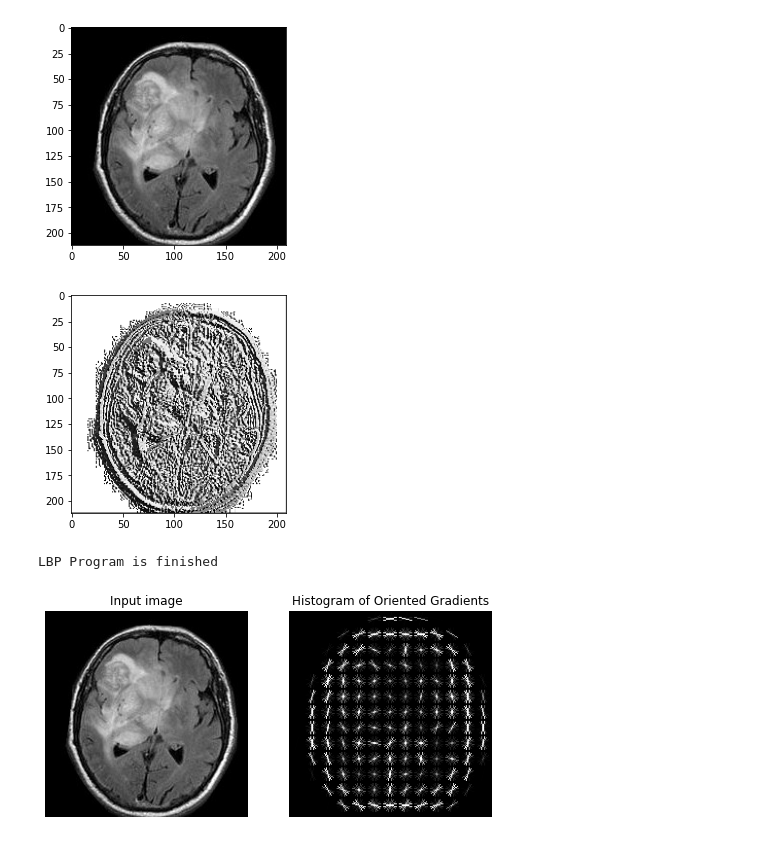
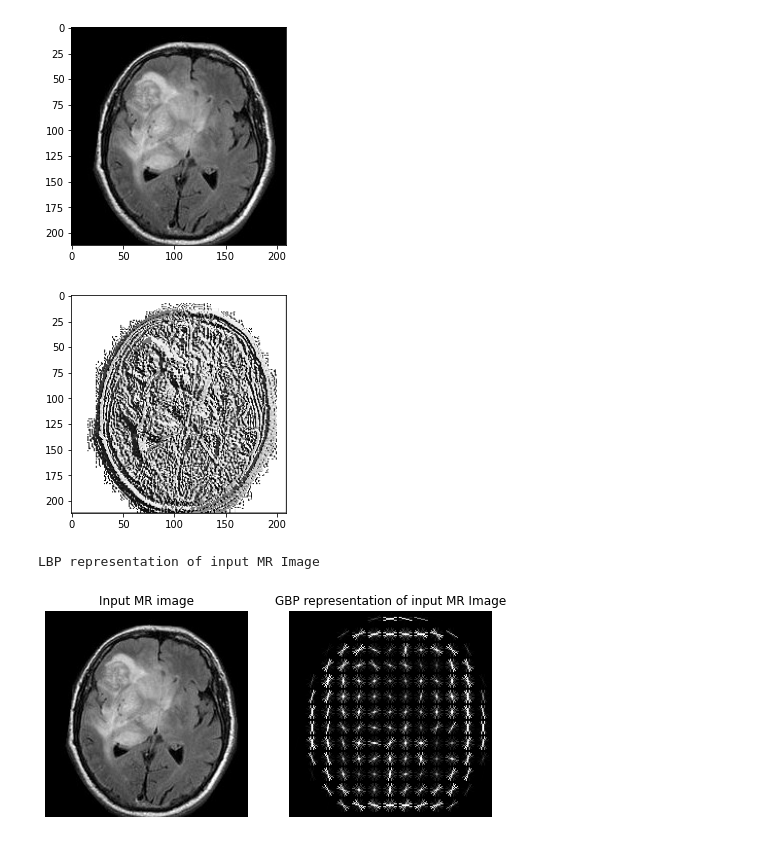
Before and after one commit to divsal009/div, a Jupyter notebook: lbp&gbp.ipynb, the cells around one changed output. Drawn from its saved outputs; the diff is of its cells as text; code cells hidden in the pictures.

```diff
--- a/lbp&gbp.ipynb
+++ b/lbp&gbp.ipynb
@@ -96,34 +96,34 @@ plt.show()
 plt.imshow(img_lbp, cmap ="gray")
 plt.show()
 
-print("LBP Program is finished")
+print("LBP representation of input MR Image")
 # %% [output]
 [figure]
 [figure]
-LBP Program is finished
+LBP representation of input MR Image
 # %%
 
 from skimage.feature import hog
 from skimage import data, exposure
 
 
 path = '/content/Y2.jpg'
 image = cv2.imread(path, 1)
 fd, hog_image = hog(image, orientations=8, pixels_per_cell=(16, 16),
                     cells_per_block=(1, 1), visualize=True, multichannel=True)
 
 fig, (ax1, ax2) = plt.subplots(1, 2, figsize=(8, 4), sharex=True, sharey=True)
 
 ax1.axis('off')
 ax1.imshow(image, cmap=plt.cm.gray)
-ax1.set_title('Input image')
+ax1.set_title('Input MR image')
 
 # Rescale histogram for better display
 hog_image_rescaled = exposure.rescale_intensity(hog_image, in_range=(0, 10))
 
 ax2.axis('off')
 ax2.imshow(hog_image_rescaled, cmap=plt.cm.gray)
-ax2.set_title('Histogram of Oriented Gradients')
+ax2.set_title('GBP representation of input MR Image')
 plt.show()
 # %% [output]
-[figure, old version]
+[figure, new version]
```
